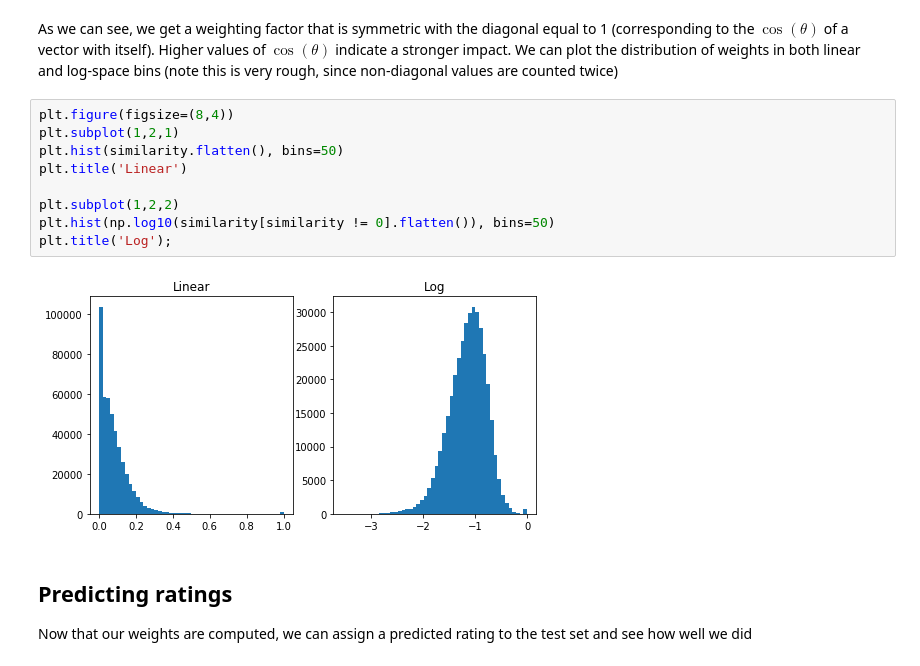
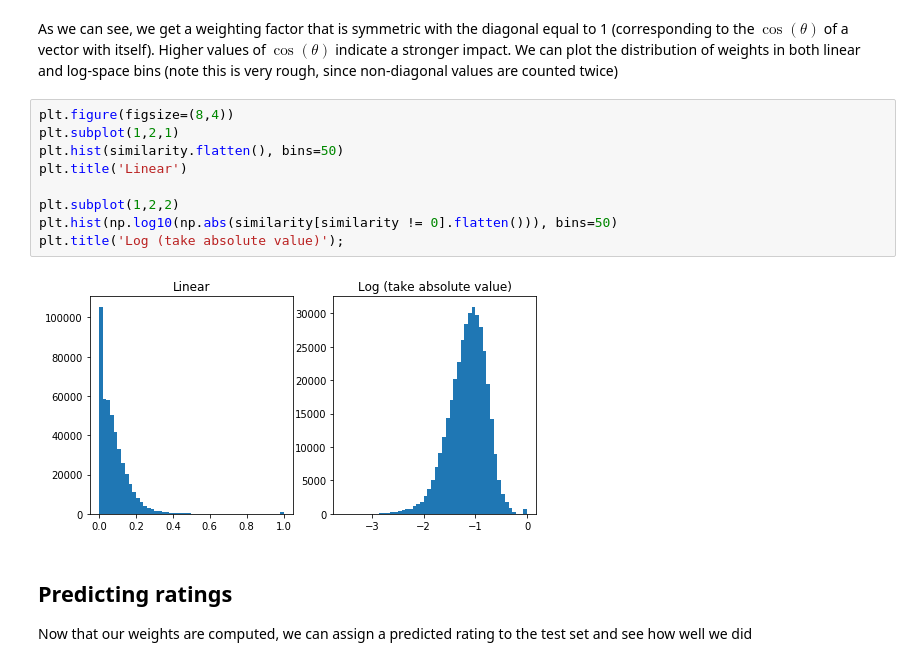
Before and after one commit to ahriley/movie-matchmaker, a Jupyter notebook: 2_cosine.ipynb, the cells around one changed output. Drawn from its saved outputs; the diff is of its cells as text.

```diff
--- a/2_cosine.ipynb
+++ b/2_cosine.ipynb
@@ -87,14 +103,14 @@ As we can see, we get a weighting factor that is symmetric with the diagonal equ
 # %%
 plt.figure(figsize=(8,4))
 plt.subplot(1,2,1)
 plt.hist(similarity.flatten(), bins=50)
 plt.title('Linear')
 
 plt.subplot(1,2,2)
-plt.hist(np.log10(similarity[similarity != 0].flatten()), bins=50)
-plt.title('Log');
+plt.hist(np.log10(np.abs(similarity[similarity != 0].flatten())), bins=50)
+plt.title('Log (take absolute value)');
 # %% [output]
-[figure, old version]
+[figure, new version]
 # %% [markdown]
 ## Predicting ratings
 
```
Also changed, not shown: parts of 16 cells of this notebook, 4 other files.
